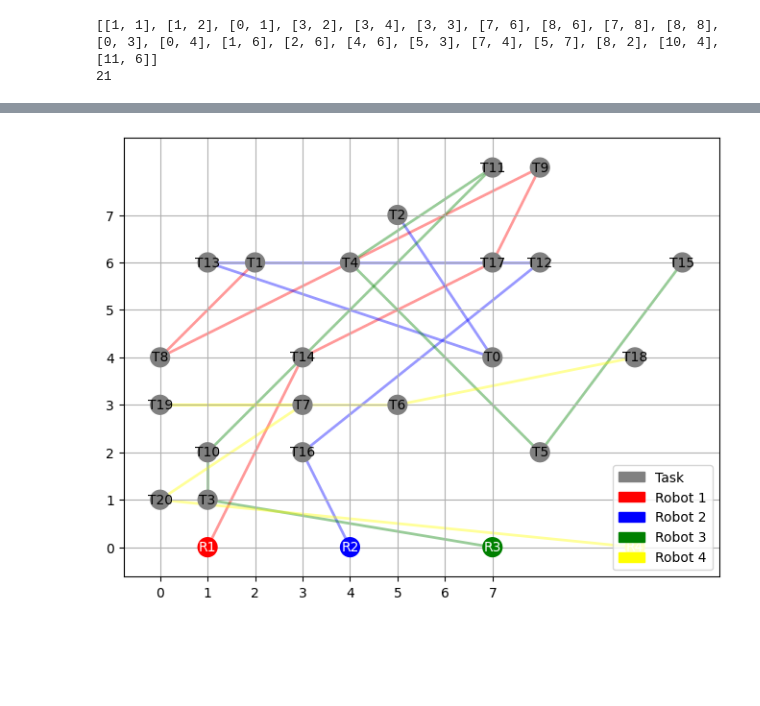
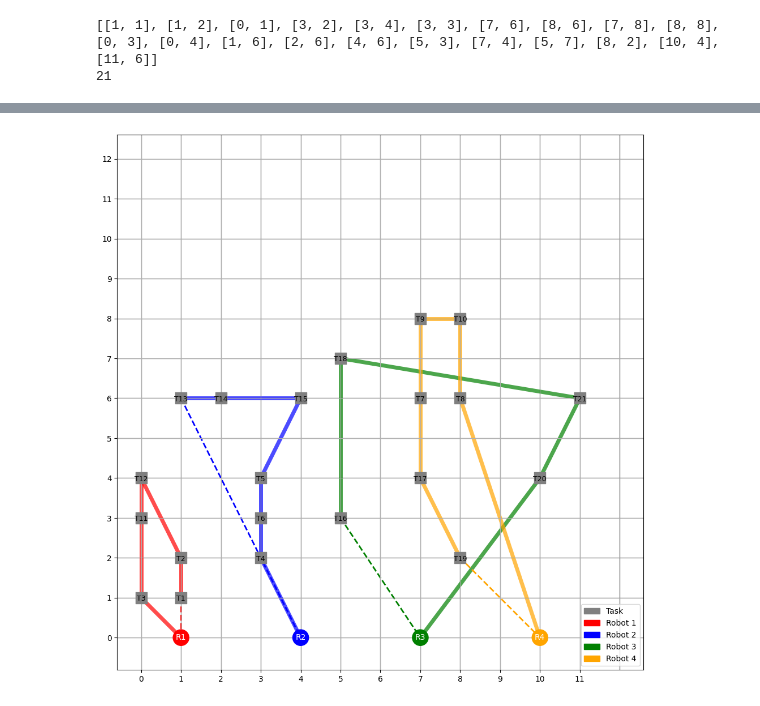
Before and after one commit to aymanish/Multi-Robot-Task-Allocation-using-Genetic-Algorithms, a Jupyter notebook: Main_PBRX.ipynb, the cells around one changed output, grey strips where cells are left out. Saved outputs shown, nothing was run; the diff lists cells and outputs as text; code cells hidden in the pictures; blank space fills up the shorter version.

```diff
--- a/Main_PBRX.ipynb
+++ b/Main_PBRX.ipynb
@@ -978,0 +595,11 @@ print(np.mean([3.50, 3.21, 3.30, 3.16, 3.97, 3.54, 3.23, 3.20, 3.68, 3.67]))
+# %%
+"""
+# Your code to generate the list
+
+# Save the list to a text file
+with open('2PMX_F2_50_POPS_T10_M1M20_001_C10.01PMX.txt', 'w') as f:
+    for pop in all_pops1:
+        f.write(f"{pop}\n")
+
+"""
+# SAVE FULL POPULATION IF DESIRED
@@ -978,0 +833,7 @@ print(np.mean([3.50, 3.21, 3.30, 3.16, 3.97, 3.54, 3.23, 3.20, 3.68, 3.67]))
+# %%
+#VISUALISE BEST SOLUTION OR ADD YOUR OWN SOLUTION FROM RAW DATA
+indv = tools.selBest(pop, 1)[0]
+print(indv)
+tasks = (indv[:NUM_TASKS])
+robots = (indv[NUM_TASKS:])
+print(calculate_fitness(tasks, robots))
@@ -1044,10 +885,7 @@ def a_star(start, goal, grid):
 # %%
+import numpy as np
 import matplotlib.pyplot as plt
 import matplotlib.patches as patches
-
-# Define grid and positions
-grid_size = (8, 8)  # Define the grid size
-robot_colors = ['red', 'blue', 'green', 'yellow']
 
 # Placeholder function for A*; replace with actual A* function
 def a_star(start, goal):
@@ -1055,16 +893,28 @@ def a_star(start, goal):
     # Here it returns a direct line for illustration
     return [start, goal]
 
-# Plotting setup
+# Settings
+grid_size = (12, 14)
+robot_colors = ['red', 'blue', 'green', 'orange']
+task_marker = 's'  # Square for tasks
+robot_marker = 'o'  # Circle for robots
+path_alpha = 0.7  # Transparency for paths
+
+# Create figure and axes
 fig, ax = plt.subplots(figsize=(grid_size[0], grid_size[1]))
 ax.set_xticks(range(grid_size[0]))
 ax.set_yticks(range(grid_size[1]))
 plt.grid(True)
 
-# Plot tasks and robots with labels
-for idx, pos in enumerate(task_pos):
-    ax.add_patch(patches.Circle(pos, 0.2, color='gray', zorder=2))
-    ax.text(*pos, f'T{tasks[idx]}', horizontalalignment='center', verticalalignment='center', zorder=3)
+# Draw grid
+for x in range(grid_size[0] + 1):
+    ax.axhline(x, lw=1, color='grey', zorder=0)
+    ax.axvline(x, lw=1, color='grey', zorder=0)
+
+# Plot tasks with labels
+for i, pos in enumerate(task_pos):
+    ax.scatter(pos[0], pos[1], c='grey', s=200, marker=task_marker, label='Task' if i == 0 else "", zorder=2)
+    ax.text(pos[0], pos[1], f'T{i+1}', fontsize=9, ha='center', va='center_baseline', zorder=3)
 
 robot_patches = []  # Keep track of robot patches for the legend
 for idx, (pos, color) in enumerate(zip(robot_pos, robot_colors)):
@@ -1074,48 +924,33 @@ for idx, (pos, color) in enumerate(zip(robot_pos, robot_colors)):
     ax.text(*pos, f'R{idx+1}', color='white', ha='center', va='center', zorder=5)
 
 # Draw paths from each robot to each task in sequence
-#for robot_num, color in zip(set(robots), robot_colors):
-    # Extract tasks for this robot
-#    task_indices = [i for i, x in enumerate(robots) if x == robot_num]
-#    print("ti:")
-#    print(task_indices)
-#    task_sequence = [tasks[i] for i in task_indices]
-#    print("ts:")
-#    print(task_sequence)
-
-task_pos_pairs = list(zip(tasks, task_pos))
-
 for robot_index in set(robots):
     task_sequence = [pair[0] for pair in pairs if pair[1] == robot_index]
-    print(task_sequence)
 
     # Initial position of the robot
-    #start = robot_pos[robot_num - 1]
     start = robot_pos[robot_index]
-    print("start")
-    print(start)
 
     # Draw paths for each task
     for task_num in task_sequence:
         # Destination task position
-        #end = task_pos[task_num - 1]
-        #end = task_pos[task_num]
-        end = [pair[1] for pair in task_pos_pairs if pair[0] == task_num][0]
-        print("end")
-        print(end)
+        end = task_pos[task_num]
+
         # Calculate path
         path = a_star(start, end)
-        # Draw the path
         xs, ys = zip(*path)
-        ax.plot(xs, ys, color=robot_colors[robot_index], linewidth=2, zorder=1, alpha=0.4)
+        ax.plot(xs, ys, color=robot_colors[robot_index], linewidth=5, zorder=1, alpha=path_alpha)
         # Update the start position to the end of the last path
         start = end
 
+    # Draw line between final task location and original robot position
+    final_task_location = task_pos[task_sequence[-1]]
+    ax.plot([final_task_location[0], robot_pos[robot_index][0]], [final_task_location[1], robot_pos[robot_index][1]],
+            color=robot_colors[robot_index], linewidth=2, linestyle='--', zorder=1)
+
 # Create a legend for tasks and robots
-task_legend = patches.Patch(color='gray', label='Task')
+task_legend = patches.Patch(color='grey', label='Task')
 plt.legend(handles=[task_legend] + robot_patches, loc='lower right')
 
 plt.gca().set_aspect('equal', adjustable='box')
-plt.gca()#.invert_yaxis()  # Invert the y-axis to match your coordinate system
 plt.show()
 # %% [output]
@@ -1139 +957 @@ end
-[figure, old version]
+[figure, new version]
```
Also changed, not shown: parts of 36 cells of this notebook, 3 other files.
